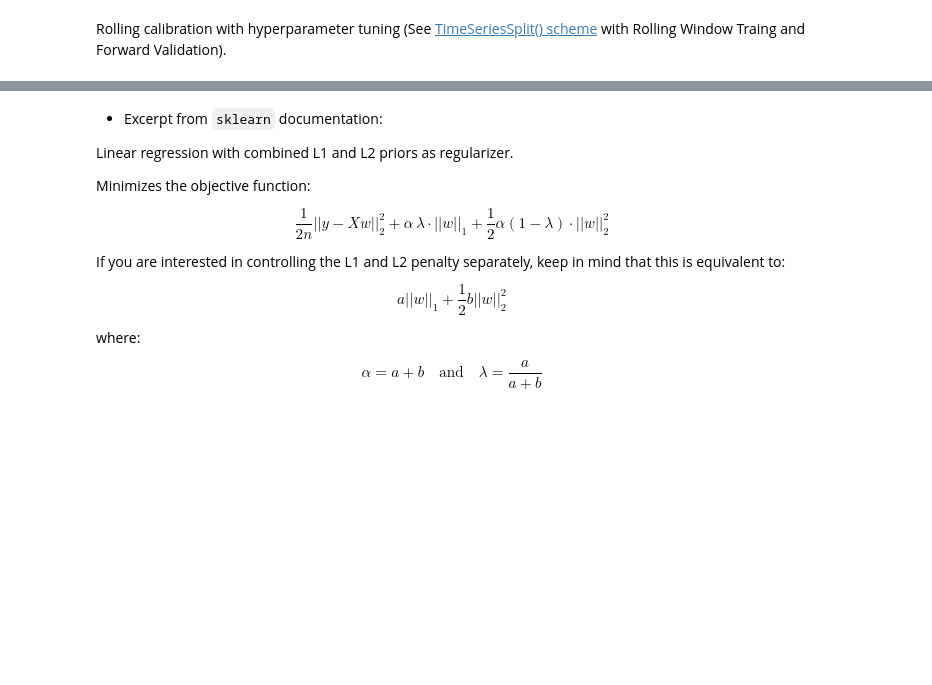
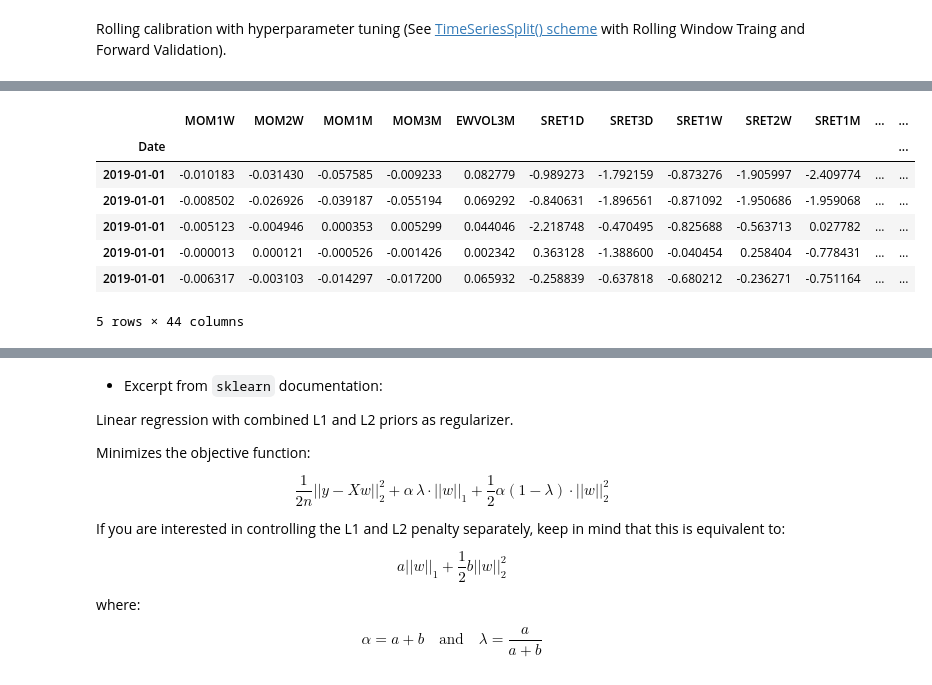
Before and after one commit to falken1983/fx_letor, a Jupyter notebook: regress_then_rank.ipynb, the cells around one changed output, grey strips where cells are left out. Cells and saved outputs as stored; diff of their text form; code cells hidden in the pictures; blank space fills up the shorter version.

```diff
--- a/regress_then_rank.ipynb
+++ b/regress_then_rank.ipynb
@@ -1205,7 +1192,9 @@ Mounted at /content/drive
 # %%
 return_data = pd.read_csv(
-    "data/config/20220831_last_enhanced_dataset_monthly.csv",
-    parse_dates=True
+    PATH + "fx_data/20220929_FX_dataset_daily_raw_targets.csv",
+    index_col="Date",
+    parse_dates=["Date"]
 )
-return_data.shape
+
+return_data.head(5)
 # %% [output]
@@ -1368,0 +1233,22 @@ y
+# %%
+# Discarding piece of data for pure testing purposes (last 3y)
+target = ["RAWISR3M"]
+
+# Excluding Anomalies on VaR and Potential Targets
+X = return_data[:"2018"].loc[:,~return_data.columns.isin(["symbols","VARR1M90", "VARR1M80", "RAWRET1DAH", "RAWISR1M", "RAWISR3M", "RAWISR6M"])]
+y = return_data[:"2018"].loc[:,target]
+
+# The Test Set
+X_test = return_data["2019":].loc[:,~return_data.columns.isin(["symbols","VARR1M90", "VARR1M80", "RAWRET1DAH", "RAWISR1M", "RAWISR3M", "RAWISR6M"])]
+y_test = return_data["2019":].loc[:,target]
+# %%
+X_test.head()
+# %% [output]
+|  | MOM1W | MOM2W | MOM1M | MOM3M | EWVOL3M | SRET1D | SRET3D | SRET1W | SRET2W | SRET1M | ... | ... |
+| Date |  |  |  |  |  |  |  |  |  |  |  | ... |
+| 2019-01-01 | -0.010183 | -0.031430 | -0.057585 | -0.009233 | 0.082779 | -0.989273 | -1.792159 | -0.873276 | -1.905997 | -2.409774 | ... | ... |
+| 2019-01-01 | -0.008502 | -0.026926 | -0.039187 | -0.055194 | 0.069292 | -0.840631 | -1.896561 | -0.871092 | -1.950686 | -1.959068 | ... | ... |
+| 2019-01-01 | -0.005123 | -0.004946 | 0.000353 | 0.005299 | 0.044046 | -2.218748 | -0.470495 | -0.825688 | -0.563713 | 0.027782 | ... | ... |
+| 2019-01-01 | -0.000013 | 0.000121 | -0.000526 | -0.001426 | 0.002342 | 0.363128 | -1.388600 | -0.040454 | 0.258404 | -0.778431 | ... | ... |
+| 2019-01-01 | -0.006317 | -0.003103 | -0.014297 | -0.017200 | 0.065932 | -0.258839 | -0.637818 | -0.680212 | -0.236271 | -0.751164 | ... | ... |
+5 rows × 44 columns
```
Also changed, not shown: parts of 109 cells of this notebook.
